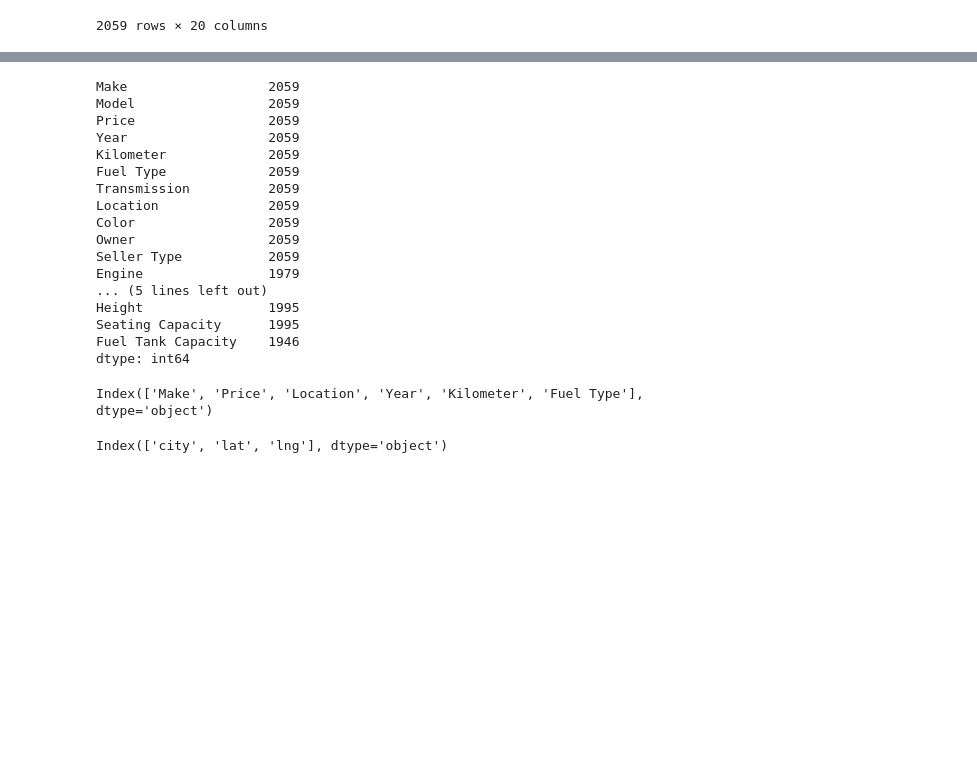
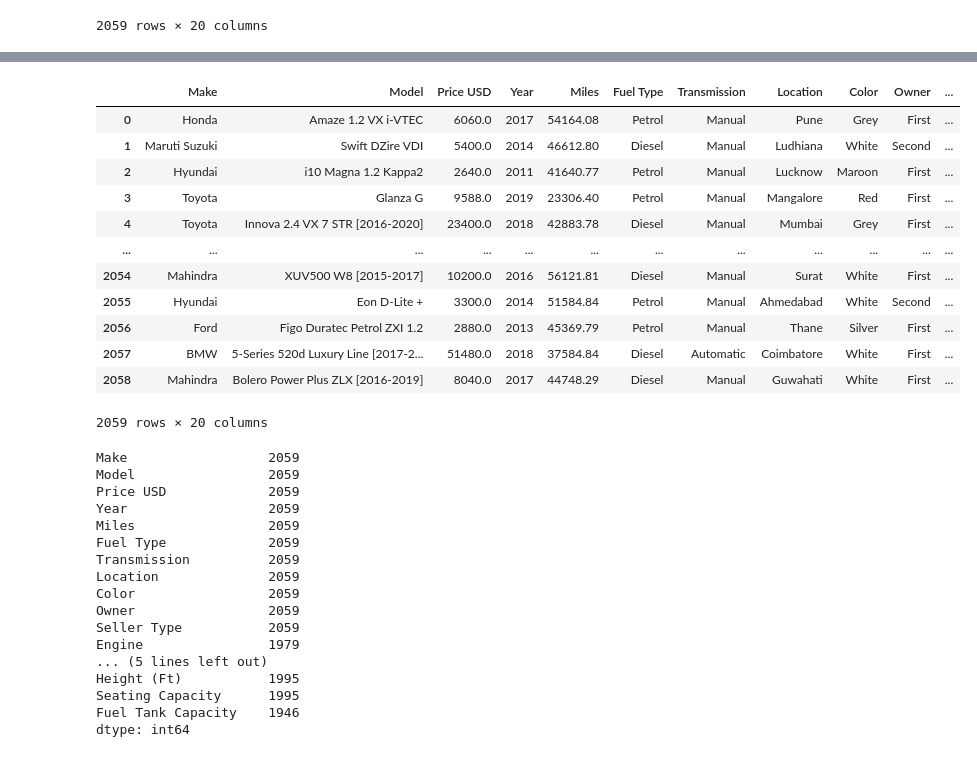
Before and after one commit to benfish426/project_1, a Jupyter notebook: Vehicle Value Analysis2.ipynb, the cells around one changed output, grey strips where cells are left out. Cells and saved outputs as stored; diff of their text form; code cells hidden in the pictures; blank space fills up the shorter version.

```diff
--- a/Vehicle Value Analysis2.ipynb
+++ b/Vehicle Value Analysis2.ipynb
@@ -35,3 +53,28 @@ car_details_df
+# %%
+car_details_df["Price"] = car_details_df["Price"]*.012
+car_details_df["Kilometer"] = round(car_details_df["Kilometer"]/1.609,2)
+car_details_df["Length"] = round(car_details_df["Length"]/304.8,2)
+car_details_df["Width"] = round(car_details_df["Width"]/304.8,2)
+car_details_df["Height"] = round(car_details_df["Height"]/304.8,2)
+
+car_details_df = car_details_df.rename(columns={"Price":"Price USD","Kilometer":"Miles","Length":"Length (Ft)",
+                                                "Width":"Width (Ft)", "Height":"Height (Ft)"})
+
+car_details_df
+# %% [output]
+|  | Make | Model | Price USD | Year | Miles | Fuel Type | Transmission | Location | Color | Owner | ... |
+| 0 | Honda | Amaze 1.2 VX i-VTEC | 6060.0 | 2017 | 54164.08 | Petrol | Manual | Pune | Grey | First | ... |
+| 1 | Maruti Suzuki | Swift DZire VDI | 5400.0 | 2014 | 46612.80 | Diesel | Manual | Ludhiana | White | Second | ... |
+| 2 | Hyundai | i10 Magna 1.2 Kappa2 | 2640.0 | 2011 | 41640.77 | Petrol | Manual | Lucknow | Maroon | First | ... |
+| 3 | Toyota | Glanza G | 9588.0 | 2019 | 23306.40 | Petrol | Manual | Mangalore | Red | First | ... |
+| 4 | Toyota | Innova 2.4 VX 7 STR [2016-2020] | 23400.0 | 2018 | 42883.78 | Diesel | Manual | Mumbai | Grey | First | ... |
+| ... | ... | ... | ... | ... | ... | ... | ... | ... | ... | ... | ... |
+| 2054 | Mahindra | XUV500 W8 [2015-2017] | 10200.0 | 2016 | 56121.81 | Diesel | Manual | Surat | White | First | ... |
+| 2055 | Hyundai | Eon D-Lite + | 3300.0 | 2014 | 51584.84 | Petrol | Manual | Ahmedabad | White | Second | ... |
+| 2056 | Ford | Figo Duratec Petrol ZXI 1.2 | 2880.0 | 2013 | 45369.79 | Petrol | Manual | Thane | Silver | First | ... |
+| 2057 | BMW | 5-Series 520d Luxury Line [2017-2... | 51480.0 | 2018 | 37584.84 | Diesel | Automatic | Coimbatore | White | First | ... |
+| 2058 | Mahindra | Bolero Power Plus ZLX [2016-2019] | 8040.0 | 2017 | 44748.29 | Diesel | Manual | Guwahati | White | First | ... |
+2059 rows × 20 columns
 # %%
 column_counts = car_details_df.count()
 
@@ -40,9 +83,9 @@ print(column_counts)
 # %% [output]
 Make                  2059
 Model                 2059
-Price                 2059
+Price USD             2059
 Year                  2059
-Kilometer             2059
+Miles                 2059
 Fuel Type             2059
 Transmission          2059
 Location              2059
@@ -51,42 +94,7 @@ Owner                 2059
 Seller Type           2059
 Engine                1979
 ... (5 lines left out)
-Height                1995
+Height (Ft)           1995
 Seating Capacity      1995
 Fuel Tank Capacity    1946
 dtype: int64
-# %%
-import pandas as pd
-from pathlib import Path
-
-# Assuming the "car_details.csv" file has various columns
-csv_path = Path("car_data/car_details.csv")
-car_details_df = pd.read_csv(csv_path)
-
-# Selecting specific columns
-selected_columns = ['Make', 'Price', 'Location', 'Year', 'Kilometer', 'Fuel Type',]
-
-# Creating a new DataFrame with only the selected columns
-new_car_details_df = car_details_df[selected_columns]
-
-# Display the new DataFrame
-print(new_car_details_df.columns)
-# %% [output]
-Index(['Make', 'Price', 'Location', 'Year', 'Kilometer', 'Fuel Type'], dtype='object')
-# %%
-import pandas as pd
-from pathlib import Path
-
-csv_path = Path("car_data/worldcities.csv")
-cities_df = pd.read_csv(csv_path)
-
-# Selecting specific columns
-selected_columns = ['city', 'lat', 'lng']
-
-# Creating a new DataFrame with only the selected columns
-cities_df = cities_df[selected_columns]
-
-# Display the new DataFrame
-print(cities_df.columns)
-# %% [output]
-Index(['city', 'lat', 'lng'], dtype='object')
```
Also changed, not shown: parts of 22 cells of this notebook.
